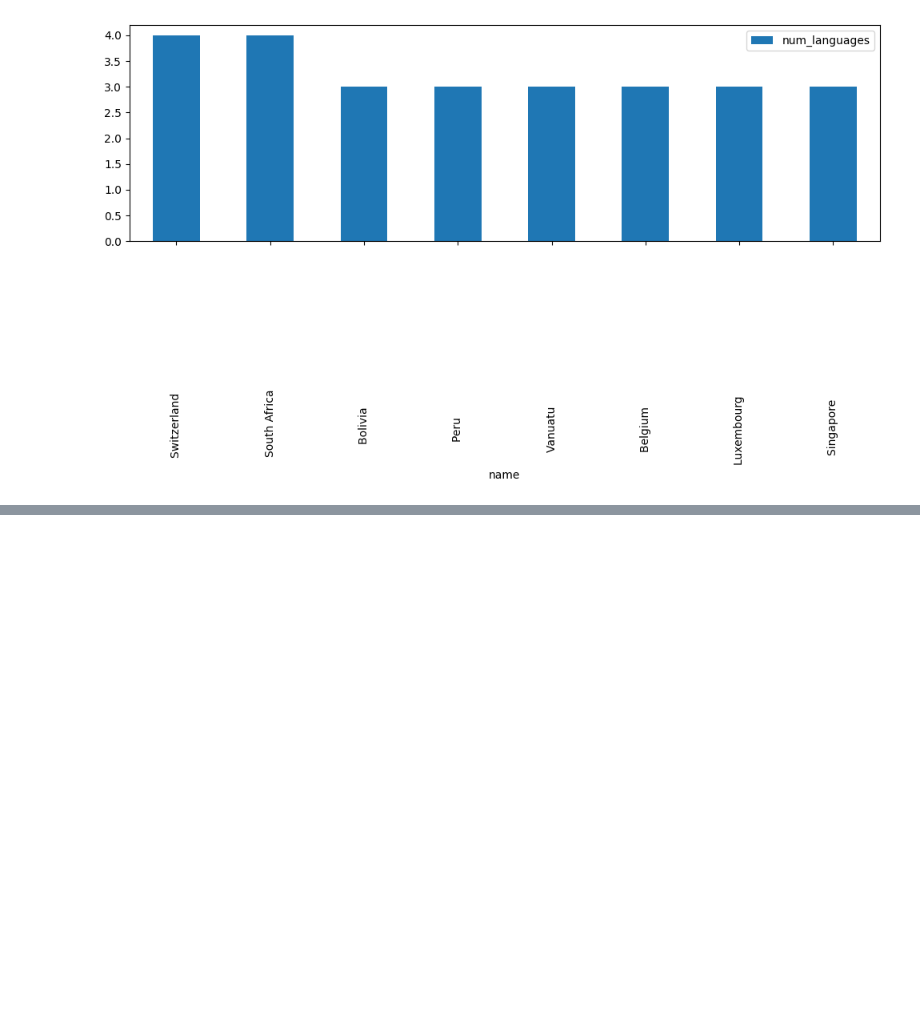
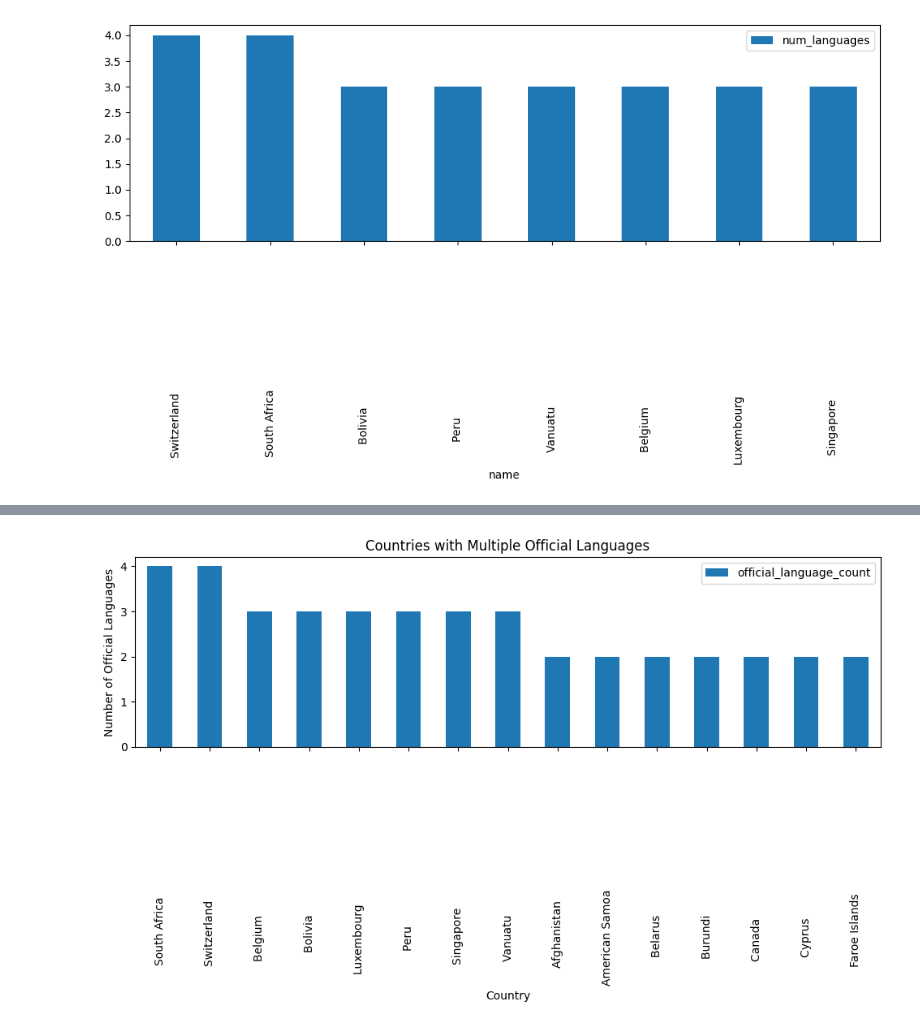
Before and after one commit to aanchalgt/databases-for-analytics, a Jupyter notebook: exercises/exercise04.ipynb, the cells around one changed output, grey strips where cells are left out. Cells and saved outputs as stored; diff of their text form; code cells hidden in the pictures; blank space fills up the shorter version.

```diff
--- a/exercises/exercise04.ipynb
+++ b/exercises/exercise04.ipynb
@@ -128,0 +131,20 @@ plt.show()
+# %%
+# Phase 3: Modified SQL query
+
+modified_query = """
+SELECT
+    c.name AS country_name,
+    COUNT(cl.language) AS official_language_count
+FROM country AS c
+JOIN countrylanguage AS cl
+    ON c.code = cl.countrycode
+WHERE cl.isofficial = 'T'
+GROUP BY c.code, c.name
+HAVING COUNT(cl.language) > 1
+ORDER BY official_language_count DESC, c.name
+LIMIT 15;
+"""
+# %%
+modified_df = pd.read_sql_query(modified_query, engine)
+
+display(modified_df)
@@ -128,0 +168,18 @@ plt.show()
+# %%
+import matplotlib.pyplot as plt
+
+modified_df.plot(
+    kind='bar',
+    x='country_name',
+    y='official_language_count',
+    figsize=(10, 6)
+)
+
+plt.title('Countries with Multiple Official Languages')
+plt.xlabel('Country')
+plt.ylabel('Number of Official Languages')
+plt.xticks(rotation=90)
+plt.tight_layout()
+plt.show()
+# %% [output]
+[figure, added]
```
Also changed, not shown: parts of 2 cells of this notebook, 10 other files.
